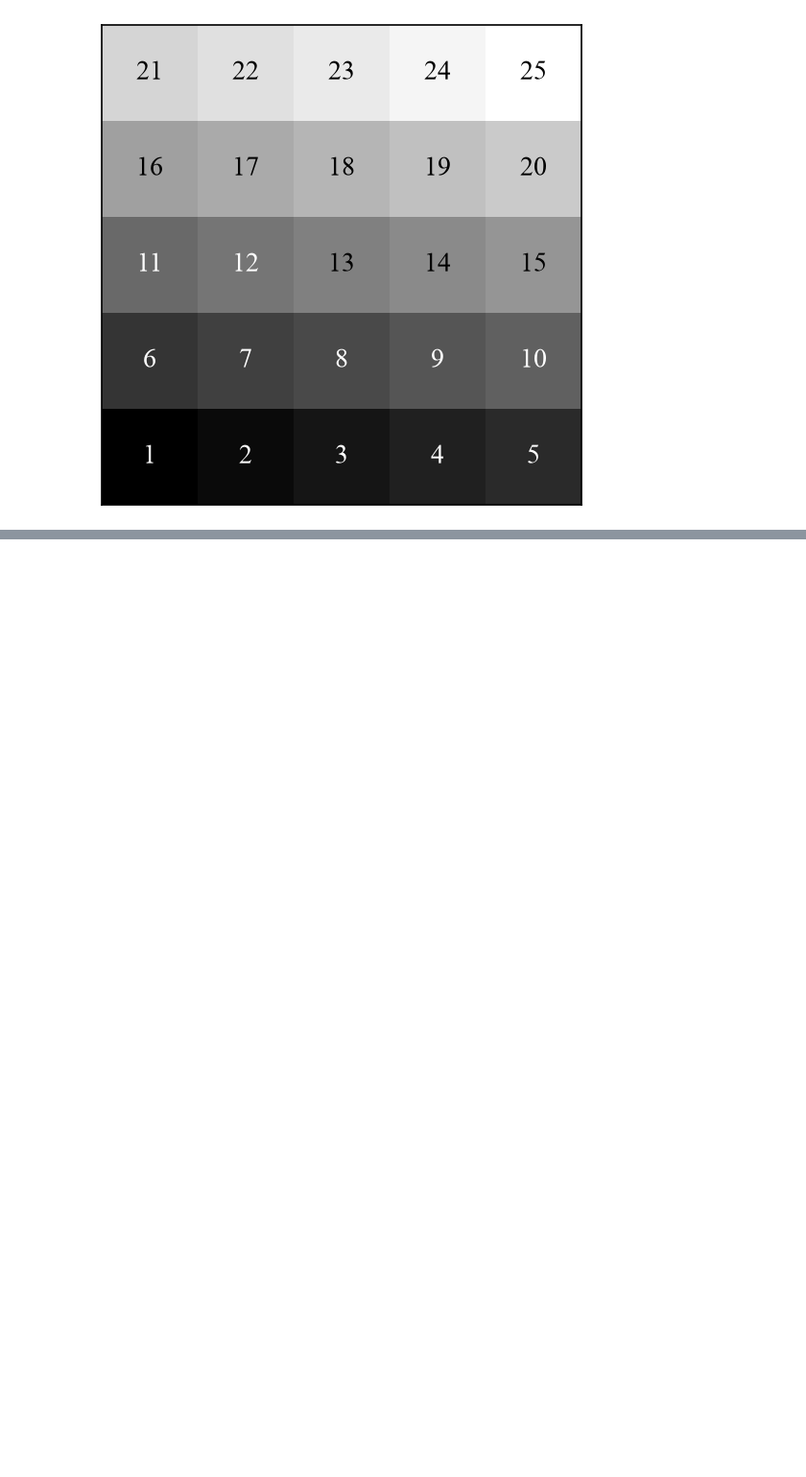
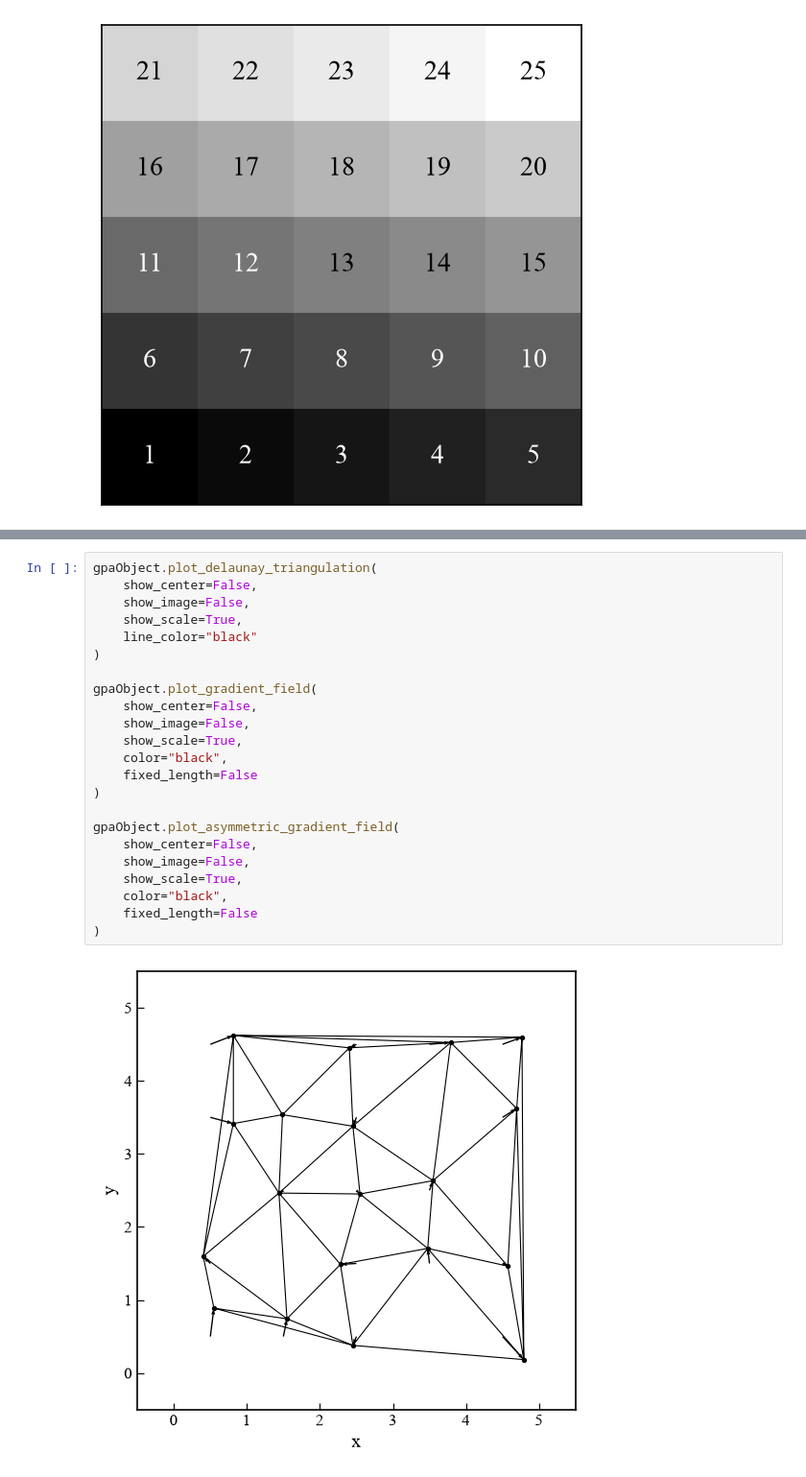
Before and after one commit to Desduh/gpa, a Jupyter notebook: gpa.ipynb, the cells around one changed output, grey strips where cells are left out. Shown at 96% size. Cells and saved outputs as stored; diff of their text form; blank space fills up the shorter version.

```diff
--- a/gpa.ipynb
+++ b/gpa.ipynb
@@ -1849,0 +1930,25 @@ Tolerance error: 0.9911948442459106
+# %%
+gpaObject.plot_delaunay_triangulation(
+    show_center=False,
+    show_image=False,
+    show_scale=True,
+    line_color="black"
+)
+
+gpaObject.plot_gradient_field(
+    show_center=False,
+    show_image=False,
+    show_scale=True,
+    color="black",
+    fixed_length=False
+)
+
+gpaObject.plot_asymmetric_gradient_field(
+    show_center=False,
+    show_image=False,
+    show_scale=True,
+    color="black",
+    fixed_length=False
+)
+# %% [output]
+[figure, added]
```
Also changed, not shown: parts of 15 cells of this notebook, 1 other file.
